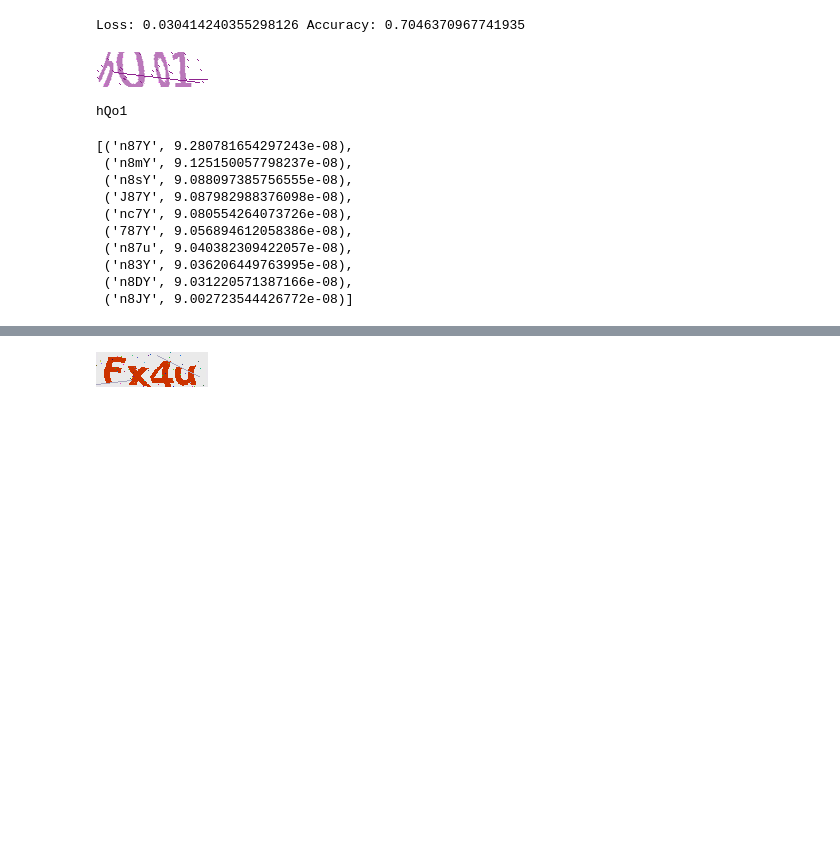
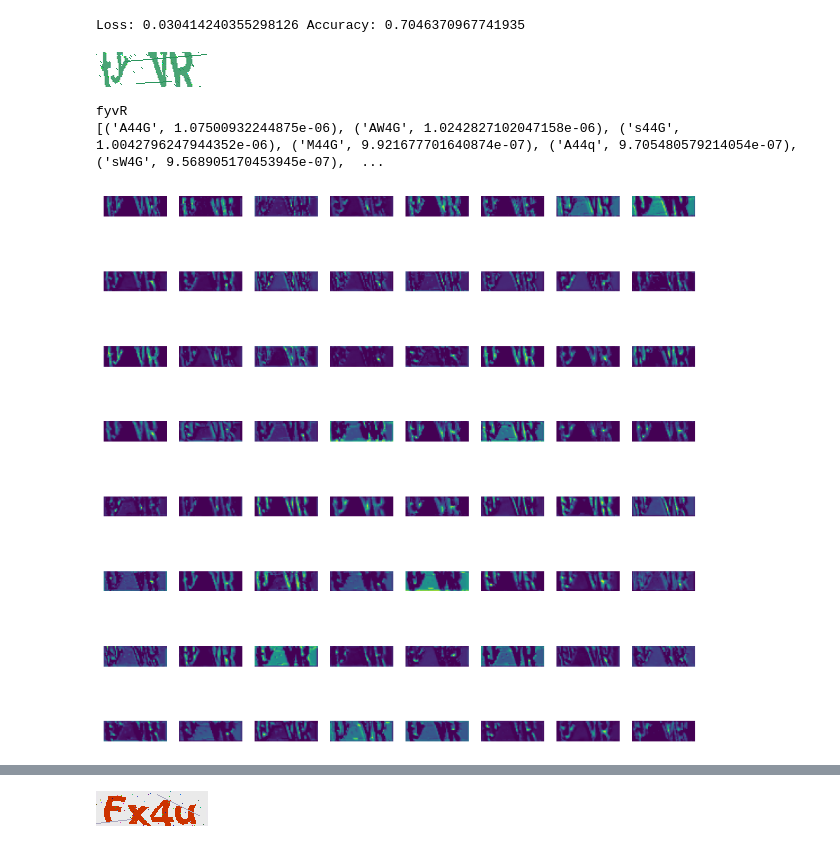
Before and after one commit to lmxx1234567/captcha-hacker, a Jupyter notebook: captcha.ipynb, the cells around one changed output, grey strips where cells are left out. Cells and saved outputs as stored; diff of their text form; code cells hidden in the pictures; blank space fills up the shorter version.

```diff
--- a/captcha.ipynb
+++ b/captcha.ipynb
@@ -156,24 +157,42 @@ Loss: 0.030414240355298126 Accuracy: 0.7046370967741935
 # %%
 from captchagen import generate_captcha, preprocess_image
 from torchvision import transforms
+
+# show middle output of model
+def hook_fn(m, i, o):
+    global output
+    output = o
+
+hook = model.res_layers[1].register_forward_hook(hook_fn)
+
 # test model
 image, captcha = generate_captcha()
 display(image)
 print(captcha)
 image = preprocess_image(image)
 x = transforms.ToTensor()(image).unsqueeze(0).to(device)
 y_pred = model.predict_all_possible(x)
-y_pred
+print(y_pred)
+
+# get res_layers output
+hook.remove()
+output = output.squeeze(0)
+
+import matplotlib.pyplot as plt
+def plot_res_layers_output(output):
+    num_channels = output.size(0)
+    grid_size = int(num_channels**0.5)
+
+    fig, axes = plt.subplots(grid_size, grid_size, figsize=(10, 10))
+    for i, ax in enumerate(axes.flat):
+        if i < num_channels:
+            ax.imshow(output[i].detach().cpu().numpy(), cmap='viridis')
+        ax.axis('off')
+    plt.show()
+
+plot_res_layers_output(output)
 # %% [output]
-[figure, old version]
+[figure, new version]
-hQo1
+fyvR
+[('A44G', 1.07500932244875e-06), ('AW4G', 1.0242827102047158e-06), ('s44G', 1.0042796247944352e-06), ('M44G', 9.921677701640874e-07), ('A44q', 9.705480579214054e-07), ('sW4G', 9.568905170453945e-07),  ...
-[('n87Y', 9.280781654297243e-08),
- ('n8mY', 9.125150057798237e-08),
- ('n8sY', 9.088097385756555e-08),
- ('J87Y', 9.087982988376098e-08),
- ('nc7Y', 9.080554264073726e-08),
- ('787Y', 9.056894612058386e-08),
- ('n87u', 9.040382309422057e-08),
- ('n83Y', 9.036206449763995e-08),
- ('n8DY', 9.031220571387166e-08),
- ('n8JY', 9.002723544426772e-08)]
+[figure, added]
```
Also changed, not shown: parts of 3 cells of this notebook.
